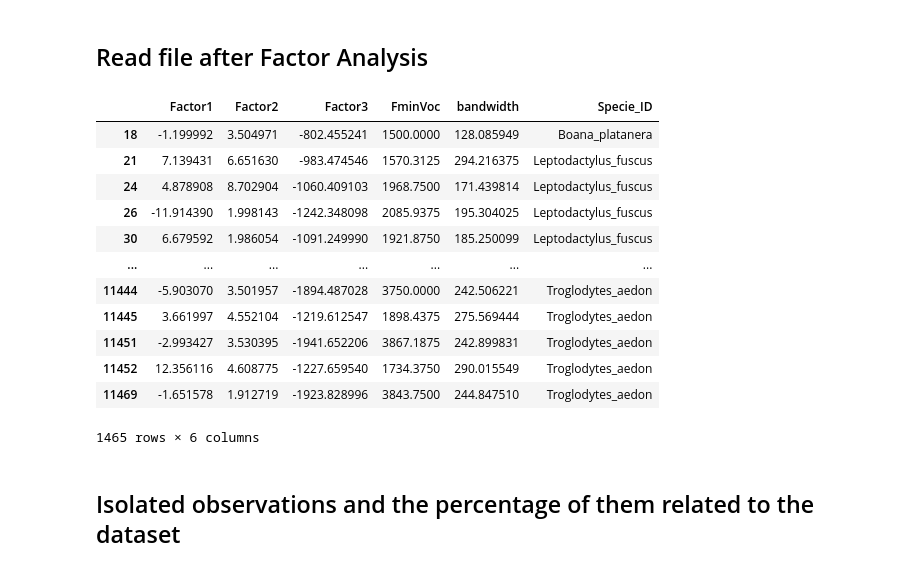
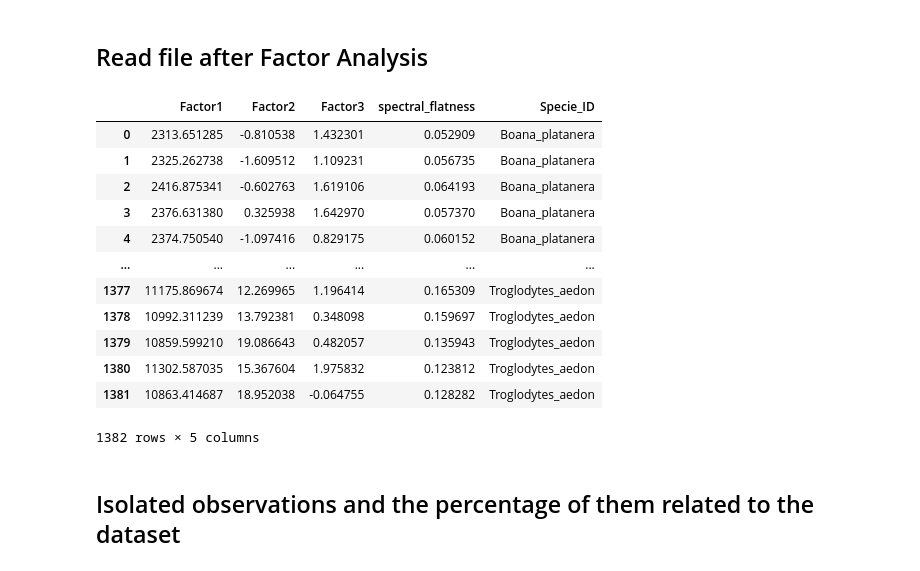
Before and after one commit to jongalon/Isolated_Observations, a Jupyter notebook: notebooks/3_FindIsolatedObservations.ipynb, the cells around one changed output. Drawn from its saved outputs; the diff is of its cells as text; code cells hidden in the pictures.

```diff
--- a/notebooks/3_FindIsolatedObservations.ipynb
+++ b/notebooks/3_FindIsolatedObservations.ipynb
@@ -3,46 +3,45 @@
 # %%
 import pandas as pd
 import matplotlib.pyplot as plt
 import numpy as np
 
 import math
 
 import sys
 import os
 sys.path.append(os.path.abspath(".."))
 sys.path.append(os.path.abspath("./src"))
 
 from src.data_processing import  process_lonely_observations, modify_species_id
 from src.model import scale_features, find_lonely_observations, calculate_confusion_matrix_and_metrics
 from src.visualization import plot_dendrogram_lonelylabels, plot_confusion_matrix, plot_outliers, plot_isolated_observations_by_species, plot_isolated_observations
 
 
 # Load file after Factor Analysis Steps
-data_path = "../data/"
 output_path = '../output/'
 
-#dataset ='Automatic_Labeling_Kyoogu/'
-dataset ='Dataset_1/'
+#dataset ='Dataset_1/'
 #dataset ='Dataset_2/'
+dataset ='Automatic_Labeling_Kyoogu/'
 
 file = 'Reduced_dataframe_FA2.xlsx'
 output_file = 'isolated_observations.xlsx'
-df_reduced = pd.read_excel(data_path+dataset+file,index_col=0)
+df_reduced = pd.read_excel(output_path+dataset+file,index_col=0)
 df_reduced
 # %% [output]
-|  | Factor1 | Factor2 | Factor3 | FminVoc | bandwidth | Specie_ID |
-| 18 | -1.199992 | 3.504971 | -802.455241 | 1500.0000 | 128.085949 | Boana_platanera |
-| 21 | 7.139431 | 6.651630 | -983.474546 | 1570.3125 | 294.216375 | Leptodactylus_fuscus |
-| 24 | 4.878908 | 8.702904 | -1060.409103 | 1968.7500 | 171.439814 | Leptodactylus_fuscus |
-| 26 | -11.914390 | 1.998143 | -1242.348098 | 2085.9375 | 195.304025 | Leptodactylus_fuscus |
-| 30 | 6.679592 | 1.986054 | -1091.249990 | 1921.8750 | 185.250099 | Leptodactylus_fuscus |
-| ... | ... | ... | ... | ... | ... | ... |
-| 11444 | -5.903070 | 3.501957 | -1894.487028 | 3750.0000 | 242.506221 | Troglodytes_aedon |
-| 11445 | 3.661997 | 4.552104 | -1219.612547 | 1898.4375 | 275.569444 | Troglodytes_aedon |
-| 11451 | -2.993427 | 3.530395 | -1941.652206 | 3867.1875 | 242.899831 | Troglodytes_aedon |
-| 11452 | 12.356116 | 4.608775 | -1227.659540 | 1734.3750 | 290.015549 | Troglodytes_aedon |
-| 11469 | -1.651578 | 1.912719 | -1923.828996 | 3843.7500 | 244.847510 | Troglodytes_aedon |
+|  | Factor1 | Factor2 | Factor3 | spectral_flatness | Specie_ID |
+| 0 | 2313.651285 | -0.810538 | 1.432301 | 0.052909 | Boana_platanera |
+| 1 | 2325.262738 | -1.609512 | 1.109231 | 0.056735 | Boana_platanera |
+| 2 | 2416.875341 | -0.602763 | 1.619106 | 0.064193 | Boana_platanera |
+| 3 | 2376.631380 | 0.325938 | 1.642970 | 0.057370 | Boana_platanera |
+| 4 | 2374.750540 | -1.097416 | 0.829175 | 0.060152 | Boana_platanera |
+| ... | ... | ... | ... | ... | ... |
+| 1377 | 11175.869674 | 12.269965 | 1.196414 | 0.165309 | Troglodytes_aedon |
+| 1378 | 10992.311239 | 13.792381 | 0.348098 | 0.159697 | Troglodytes_aedon |
+| 1379 | 10859.599210 | 19.086643 | 0.482057 | 0.135943 | Troglodytes_aedon |
+| 1380 | 11302.587035 | 15.367604 | 1.975832 | 0.123812 | Troglodytes_aedon |
+| 1381 | 10863.414687 | 18.952038 | -0.064755 | 0.128282 | Troglodytes_aedon |
-1465 rows × 6 columns
+1382 rows × 5 columns
 # %% [markdown]
 ## Isolated observations and the percentage of them related to the dataset
 # %%
```
Also changed, not shown: 15 other files.
